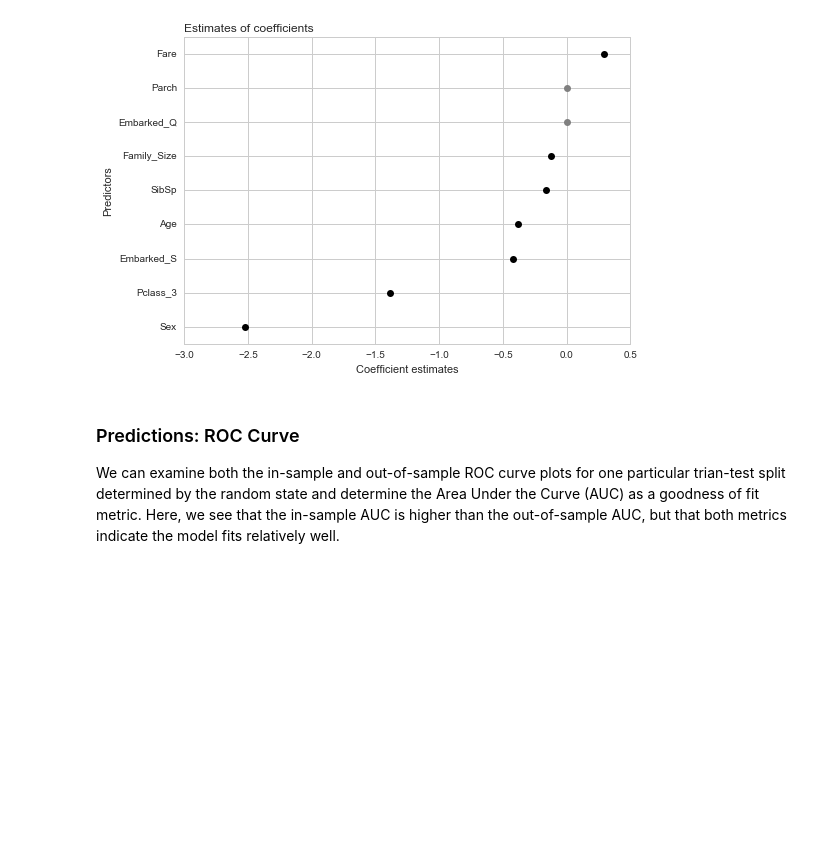
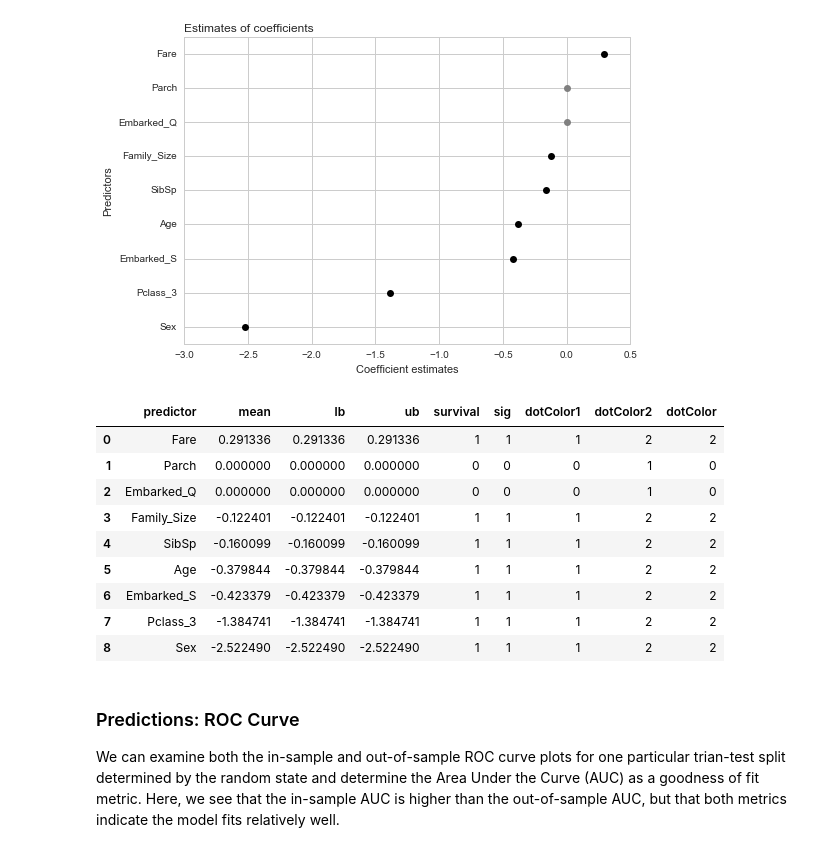
Before and after one commit to CCS-Lab/easyml, a Jupyter notebook: Python/docs/vignettes/titanic.ipynb, the cells around one changed output. Saved outputs shown, nothing was run; the diff lists cells and outputs as text; code cells hidden in the pictures; blank space fills up the shorter version.

```diff
--- a/Python/docs/vignettes/titanic.ipynb
+++ b/Python/docs/vignettes/titanic.ipynb
@@ -127,6 +126,19 @@ results.plot_coefficients()
 (<matplotlib.figure.Figure at 0x...>,
  <matplotlib.axes._subplots.AxesSubplot at 0x...>)
 [figure]
+# %%
+results.coefficients_processed.sort_values('mean', ascending=False).reset_index(drop=True)
+# %% [output]
+|  | predictor | mean | lb | ub | survival | sig | dotColor1 | dotColor2 | dotColor |
+| 0 | Fare | 0.291336 | 0.291336 | 0.291336 | 1 | 1 | 1 | 2 | 2 |
+| 1 | Parch | 0.000000 | 0.000000 | 0.000000 | 0 | 0 | 0 | 1 | 0 |
+| 2 | Embarked_Q | 0.000000 | 0.000000 | 0.000000 | 0 | 0 | 0 | 1 | 0 |
+| 3 | Family_Size | -0.122401 | -0.122401 | -0.122401 | 1 | 1 | 1 | 2 | 2 |
+| 4 | SibSp | -0.160099 | -0.160099 | -0.160099 | 1 | 1 | 1 | 2 | 2 |
+| 5 | Age | -0.379844 | -0.379844 | -0.379844 | 1 | 1 | 1 | 2 | 2 |
+| 6 | Embarked_S | -0.423379 | -0.423379 | -0.423379 | 1 | 1 | 1 | 2 | 2 |
+| 7 | Pclass_3 | -1.384741 | -1.384741 | -1.384741 | 1 | 1 | 1 | 2 | 2 |
+| 8 | Sex | -2.522490 | -2.522490 | -2.522490 | 1 | 1 | 1 | 2 | 2 |
 # %% [markdown]
 ### Predictions: ROC Curve
 
```
Also changed, not shown: parts of 1 cell of this notebook, 7 other files.
